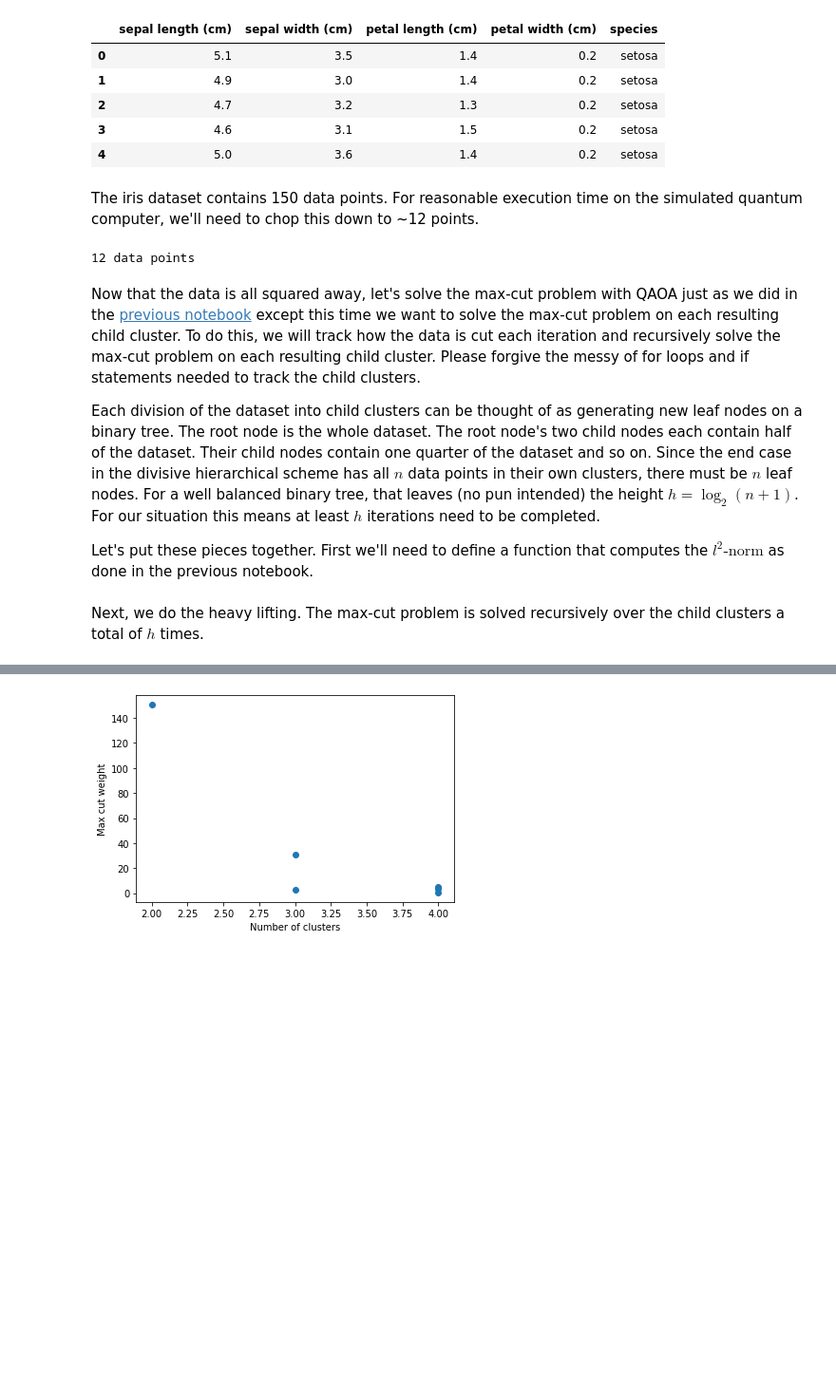
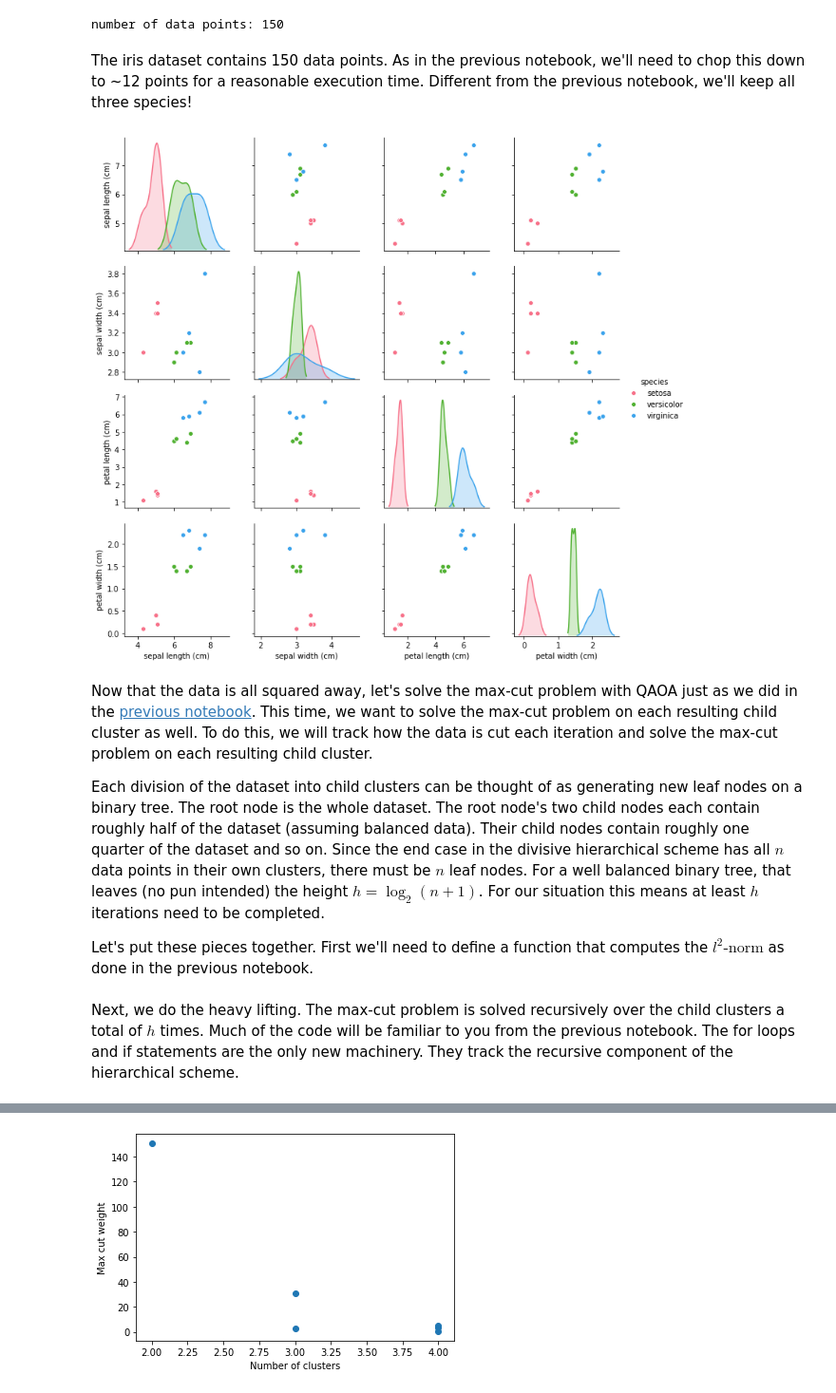
Before and after one commit to ajrazander/Unsupervised-QML, a Jupyter notebook: Max-cut_2+_divisive_clustering.ipynb, the cells around one changed output, grey strips where cells are left out. Shown at 95% size. Drawn from its saved outputs; the diff is of its cells as text; code cells hidden in the pictures; blank space fills up the shorter version.

```diff
--- a/Max-cut_2+_divisive_clustering.ipynb
+++ b/Max-cut_2+_divisive_clustering.ipynb
@@ -31,24 +36,18 @@ from qiskit.aqua.components.optimizers import COBYLA
 # Import Iris dataset
 iris_data = load_iris()
 df = pd.DataFrame(iris_data.data, columns=iris_data.feature_names)
-df['species'] = pd.Categorical.from_codes(iris_data.target, iris_data.target_names)
-df.head()
+df['species'] = pd.Categorical.from_codes(iris_data.target, iris_data.target_names).astype(str)
+print('number of data points:', len(df))
 # %% [output]
-|  | sepal length (cm) | sepal width (cm) | petal length (cm) | petal width (cm) | species |
-| 0 | 5.1 | 3.5 | 1.4 | 0.2 | setosa |
-| 1 | 4.9 | 3.0 | 1.4 | 0.2 | setosa |
-| 2 | 4.7 | 3.2 | 1.3 | 0.2 | setosa |
-| 3 | 4.6 | 3.1 | 1.5 | 0.2 | setosa |
-| 4 | 5.0 | 3.6 | 1.4 | 0.2 | setosa |
+number of data points: 150
 # %% [markdown]
-The iris dataset contains 150 data points. For reasonable execution time on the simulated quantum computer, we'll need to chop this down to ~12 points.
+The iris dataset contains 150 data points. As in the previous notebook, we'll need to chop this down to ~12 points for a reasonable execution time. Different from the previous notebook, we'll keep all three species!
-# %%
-# Remove species labels
-data_full = df.loc[:, ['petal length (cm)', 'petal width (cm)', 'sepal length (cm)', 'sepal width (cm)']]
-
-# Reduce number of data points
-df_sub = df[::13]  # Dataframe with species labels
-data_sub = data_full[::13]  # Dataframe without species lables
-print(len(data_sub), 'data points')
-# %% [output]
-12 data points
+# %%
+# Generate subset of data with fewer data points
+df_sub = df.iloc[::13,:].reset_index(drop=True)
+
+# View data
+sns.pairplot(data=df_sub, hue="species", palette="husl")
+plt.show()
+# %% [output]
+[figure, added]
@@ -55,7 +57,7 @@ print(len(data_sub), 'data points')
 # %% [markdown]
-Now that the data is all squared away, let's solve the max-cut problem with QAOA just as we did in the [previous notebook](https://github.com/ajrazander/Unsupervised-QML/blob/master/Max-cut.ipynb) except this time we want to solve the max-cut problem on each resulting child cluster. To do this, we will track how the data is cut each iteration and recursively solve the max-cut problem on each resulting child cluster. Please forgive the messy of for loops and if statements needed to track the child clusters.
+Now that the data is all squared away, let's solve the max-cut problem with QAOA just as we did in the [previous notebook](https://github.com/ajrazander/Unsupervised-QML/blob/master/Max-cut.ipynb). This time, we want to solve the max-cut problem on each resulting child cluster as well. To do this, we will track how the data is cut each iteration and solve the max-cut problem on each resulting child cluster.
 
-Each division of the dataset into child clusters can be thought of as generating new leaf nodes on a binary tree. The root node is the whole dataset. The root node's two child nodes each contain half of the dataset. Their child nodes contain one quarter of the dataset and so on. Since the end case in the divisive hierarchical scheme has all $n$ data points in their own clusters, there must be $n$ leaf nodes. For a well balanced binary tree, that leaves (no pun intended) the height $h=\log_2{\left(n+1\right)}$. For our situation this means at least $h$ iterations need to be completed.
+Each division of the dataset into child clusters can be thought of as generating new leaf nodes on a binary tree. The root node is the whole dataset. The root node's two child nodes each contain roughly half of the dataset (assuming balanced data). Their child nodes contain roughly one quarter of the dataset and so on. Since the end case in the divisive hierarchical scheme has all $n$ data points in their own clusters, there must be $n$ leaf nodes. For a well balanced binary tree, that leaves (no pun intended) the height $h=\log_2{\left(n+1\right)}$. For our situation this means at least $h$ iterations need to be completed.
 
 Let's put these pieces together. First we'll need to define a function that computes the $l^2\text{-norm}$ as done in the previous notebook.
 # %%
@@ -72,4 +74,4 @@ def calc_w(data_array):
     return w
 # %% [markdown]
-Next, we do the heavy lifting. The max-cut problem is solved recursively over the child clusters a total of $h$ times.
+Next, we do the heavy lifting. The max-cut problem is solved recursively over the child clusters a total of $h$ times. Much of the code will be familiar to you from the previous notebook. The for loops and if statements are the only new machinery. They track the recursive component of the hierarchical scheme.
 # %%
```
Also changed, not shown: parts of 14 cells of this notebook, 1 other file.
